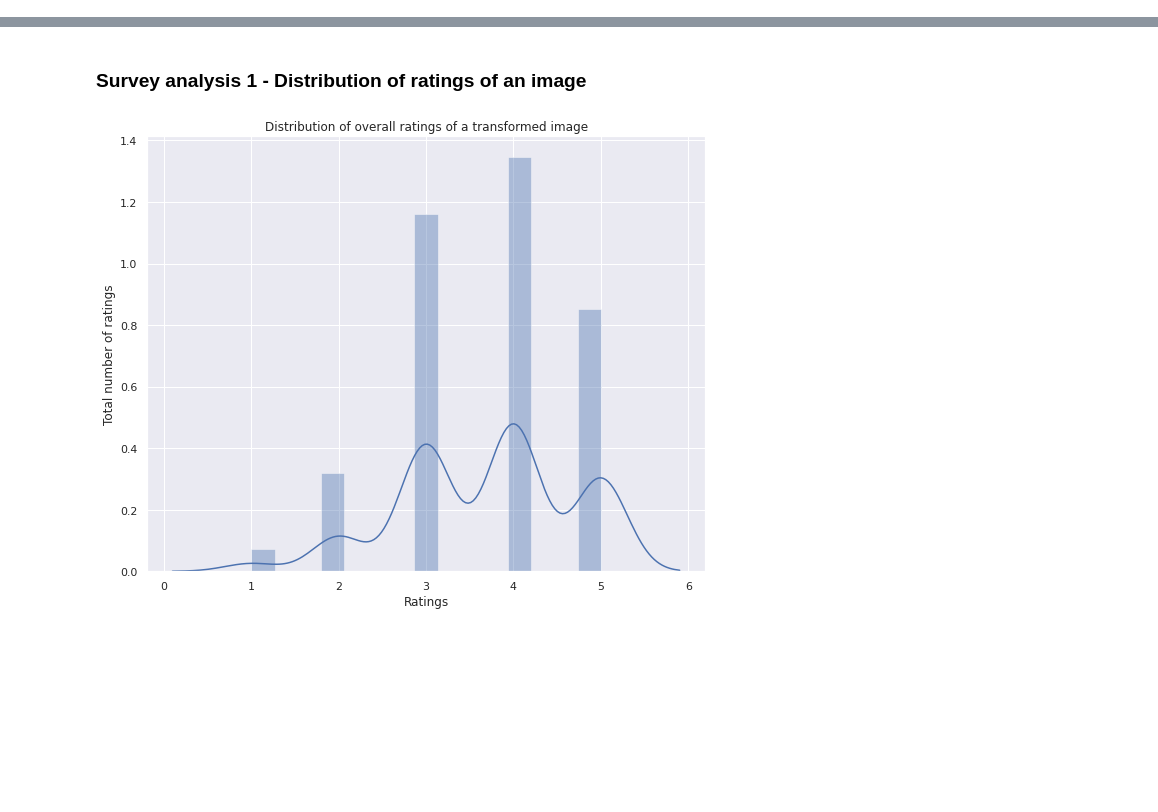
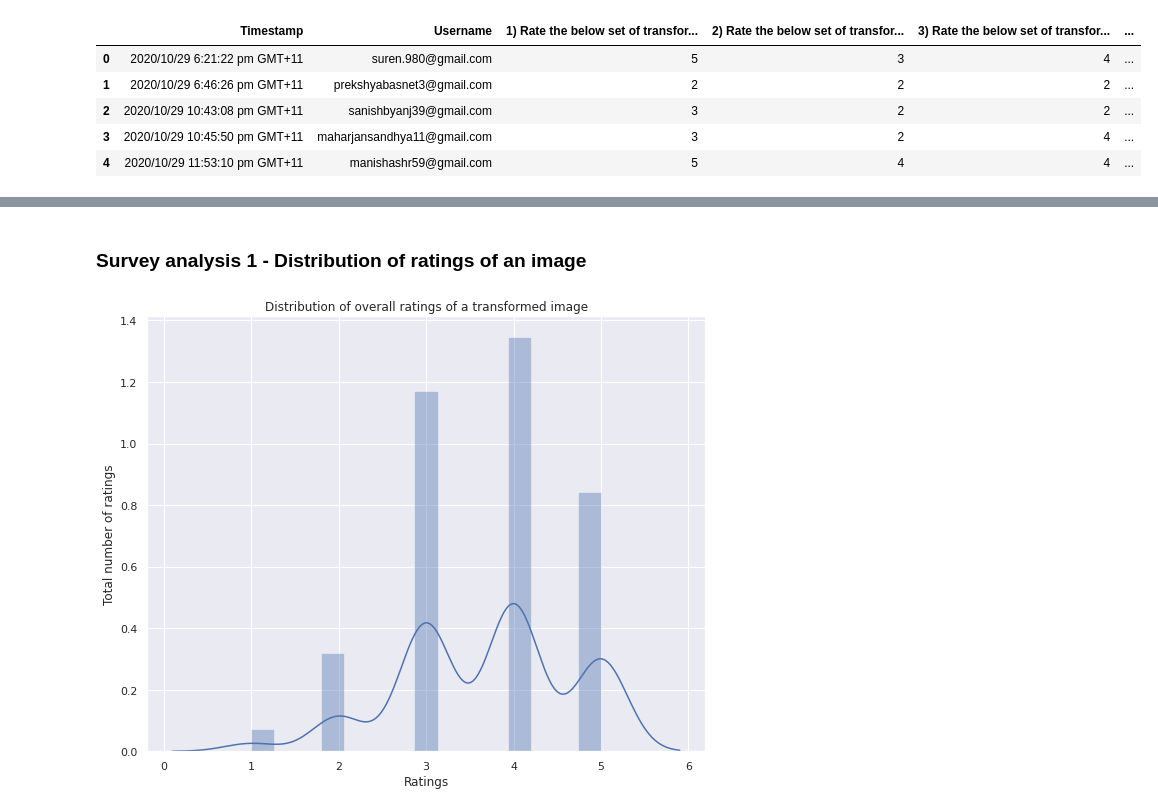
Before and after one commit to abhiyushshrestha/COMP8240_Major_project_Group_A, a Jupyter notebook: stargan-pytorch/notebooks/Evaluation_survey_result_analysis.ipynb, the cells around one changed output, grey strips where cells are left out. Saved outputs shown, nothing was run; the diff lists cells and outputs as text; code cells hidden in the pictures; blank space fills up the shorter version.

```diff
--- a/stargan-pytorch/notebooks/Evaluation_survey_result_analysis.ipynb
+++ b/stargan-pytorch/notebooks/Evaluation_survey_result_analysis.ipynb
@@ -18,3 +19,12 @@ dataframes = [survey_data_youtube, survey_data_bing, survey_data_flickr]
 survey_data = pd.concat(dataframes)
 # %%
 df = survey_data.copy()
+# %%
+df.head()
+# %% [output]
+|  | Timestamp | Username | 1) Rate the below set of transfor... | 2) Rate the below set of transfor... | 3) Rate the below set of transfor... | ... |
+| 0 | 2020/10/29 6:21:22 pm GMT+11 | suren.980@gmail.com | 5 | 3 | 4 | ... |
+| 1 | 2020/10/29 6:46:26 pm GMT+11 | prekshyabasnet3@gmail.com | 2 | 2 | 2 | ... |
+| 2 | 2020/10/29 10:43:08 pm GMT+11 | sanishbyanj39@gmail.com | 3 | 2 | 2 | ... |
+| 3 | 2020/10/29 10:45:50 pm GMT+11 | maharjansandhya11@gmail.com | 3 | 2 | 4 | ... |
+| 4 | 2020/10/29 11:53:10 pm GMT+11 | manishashr59@gmail.com | 5 | 4 | 4 | ... |
```
Also changed, not shown: parts of 14 cells of this notebook, 3 other files.
